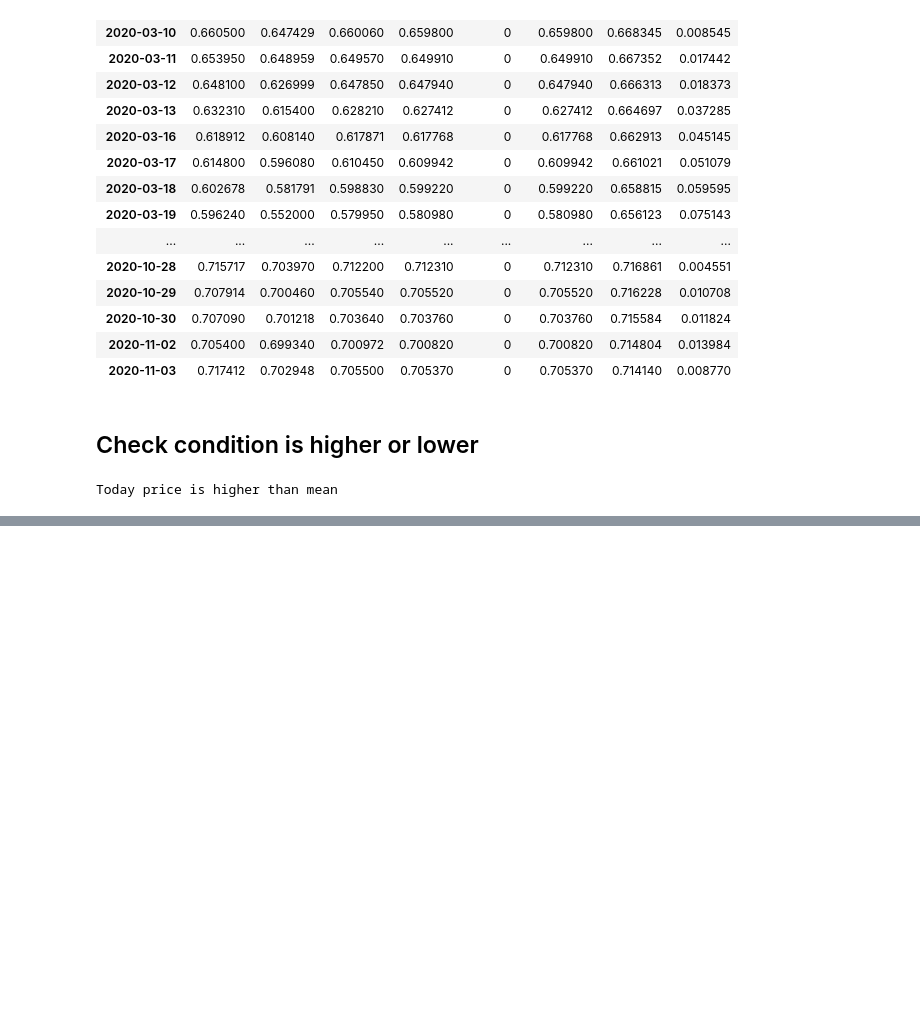
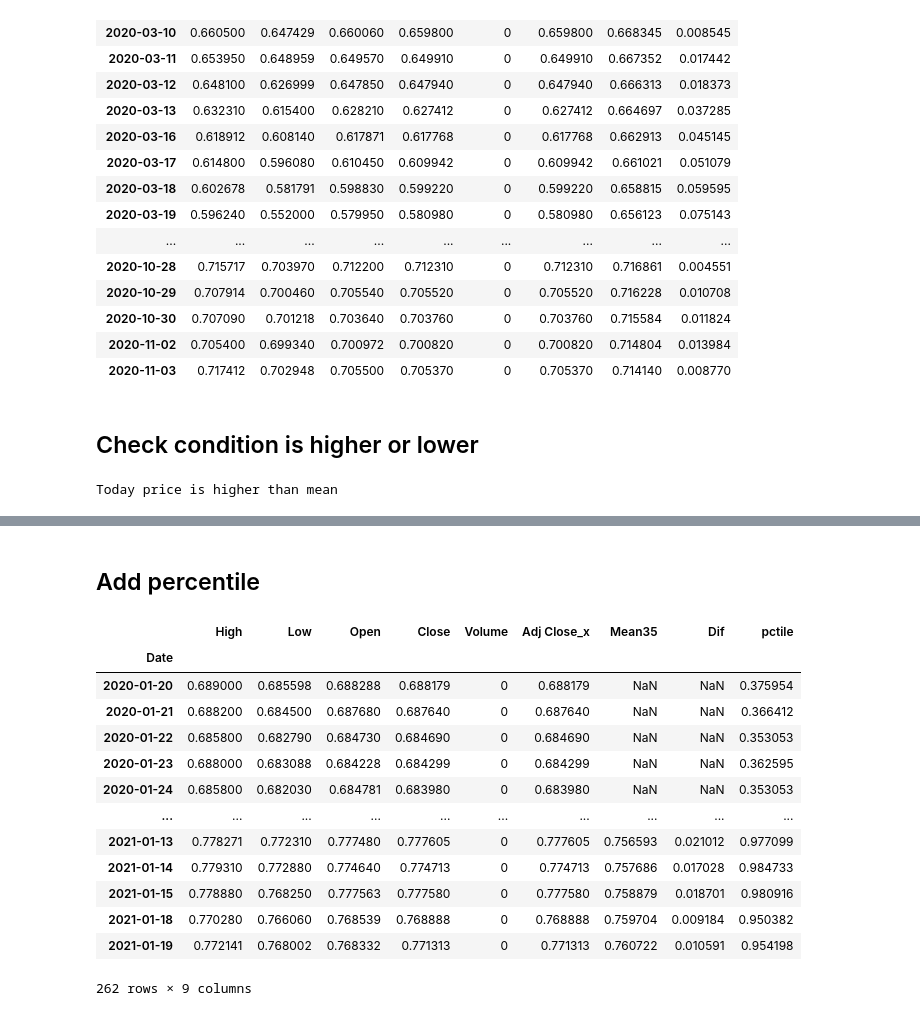
Before and after one commit to tutalae/practice-for-analysing-and-predict-the-price-of-crypto-currency, a Jupyter notebook: Price_Check.ipynb, the cells around one changed output, grey strips where cells are left out. Drawn from its saved outputs; the diff is of its cells as text; code cells hidden in the pictures; blank space fills up the shorter version.

```diff
--- a/Price_Check.ipynb
+++ b/Price_Check.ipynb
@@ -123,0 +160,20 @@ Today price is higher than mean
+# %% [markdown]
+## Add percentile
+# %%
+df_sorted = df_sort.sort_values(by = "Date", ascending = True)
+df_sorted
+# %% [output]
+|  | High | Low | Open | Close | Volume | Adj Close_x | Mean35 | Dif | pctile |
+| Date |  |  |  |  |  |  |  |  |  |
+| 2020-01-20 | 0.689000 | 0.685598 | 0.688288 | 0.688179 | 0 | 0.688179 | NaN | NaN | 0.375954 |
+| 2020-01-21 | 0.688200 | 0.684500 | 0.687680 | 0.687640 | 0 | 0.687640 | NaN | NaN | 0.366412 |
+| 2020-01-22 | 0.685800 | 0.682790 | 0.684730 | 0.684690 | 0 | 0.684690 | NaN | NaN | 0.353053 |
+| 2020-01-23 | 0.688000 | 0.683088 | 0.684228 | 0.684299 | 0 | 0.684299 | NaN | NaN | 0.362595 |
+| 2020-01-24 | 0.685800 | 0.682030 | 0.684781 | 0.683980 | 0 | 0.683980 | NaN | NaN | 0.353053 |
+| ... | ... | ... | ... | ... | ... | ... | ... | ... | ... |
+| 2021-01-13 | 0.778271 | 0.772310 | 0.777480 | 0.777605 | 0 | 0.777605 | 0.756593 | 0.021012 | 0.977099 |
+| 2021-01-14 | 0.779310 | 0.772880 | 0.774640 | 0.774713 | 0 | 0.774713 | 0.757686 | 0.017028 | 0.984733 |
+| 2021-01-15 | 0.778880 | 0.768250 | 0.777563 | 0.777580 | 0 | 0.777580 | 0.758879 | 0.018701 | 0.980916 |
+| 2021-01-18 | 0.770280 | 0.766060 | 0.768539 | 0.768888 | 0 | 0.768888 | 0.759704 | 0.009184 | 0.950382 |
+| 2021-01-19 | 0.772141 | 0.768002 | 0.768332 | 0.771313 | 0 | 0.771313 | 0.760722 | 0.010591 | 0.954198 |
+262 rows × 9 columns
```
Also changed, not shown: parts of 3 cells of this notebook.
